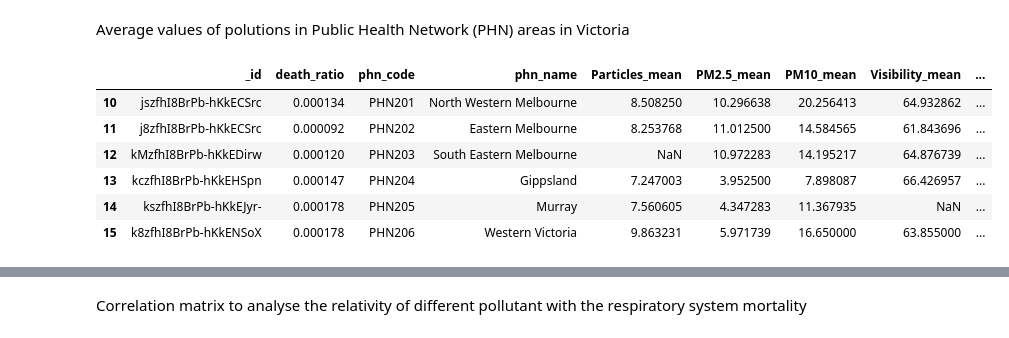
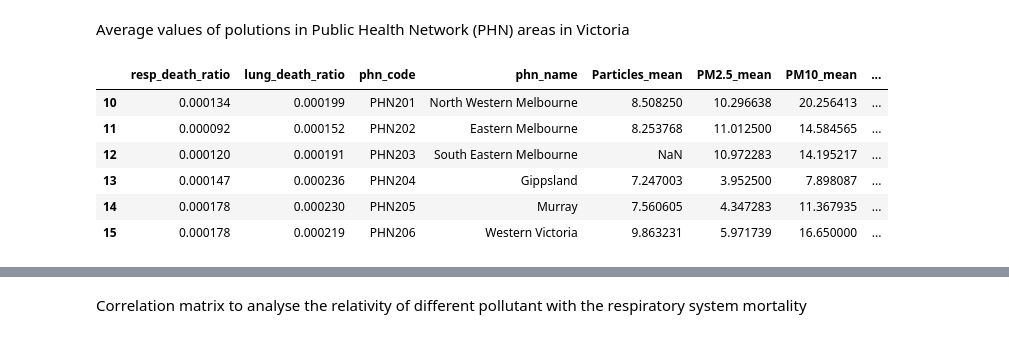
Before and after one commit to pingzhihe/CCC-assignment-2, a Jupyter notebook: testAirPHN.ipynb, the cells around one changed output, grey strips where cells are left out. Cells and saved outputs as stored; diff of their text form; code cells hidden in the pictures.

```diff
--- a/testAirPHN.ipynb
+++ b/testAirPHN.ipynb
@@ -3,5 +3,5 @@ import json
 import requests
 import pandas as pd
 # %%
-response = requests.get("http://127.0.0.1:9090/EPA/air-quality-resp")
+response = requests.get("http://127.0.0.1:9090/EPA/air-quality-death")
 # response = main()
@@ -12,20 +7,0 @@ Visualize the air quality index
-# %%
-import matplotlib.pyplot as plt
-df = pd.json_normalize(data)  # 使用 json_normalize() 函数加载数据到 DataFrame
-
-
-features = ['Particles', 'PM2.5', 'PM10', 'Visibility', 'API', 'O3', 'NO2', 'SO2', 'CO']
-fig, axes = plt.subplots(3, 3, figsize=(15, 3 * 5), constrained_layout=True)
-df.dropna(how='all', subset=df.columns[4:], inplace=True)
-# 对于每个特征，将列表展开成新的列
-for idx, feature in enumerate(features):
-    ax = axes[idx // 3, idx % 3]
-    for row_idx, row in df.iterrows():
-        if isinstance(row[feature], list):
-            ax.plot(range(len(row[feature])), row[feature], label=row['phn_name'])
-    ax.set_title(f'{feature} Over Time')
-    ax.set_xlabel('Time')
-    ax.set_ylabel(feature)
-    ax.legend(title='Data Rows')
-
-plt.show()
@@ -34,29 +8,35 @@ plt.show()
+# %%
+if response.status_code == 200:
+    data = response.json().get('data')
+else:
+    print(response.text)
 # %% [markdown]
 Average values of polutions in Public Health Network (PHN) areas in Victoria
 # %%
 import seaborn as sns
 import matplotlib.pyplot as plt
 df = pd.json_normalize(data)  # 使用 json_normalize() 函数加载数据到 DataFrame
 
 
 features = ['Particles', 'PM2.5', 'PM10', 'Visibility', 'API', 'O3', 'NO2', 'SO2', 'CO']
 
 
 for feature in features:
     # df = pd.concat([df, df[feature].apply(pd.Series).add_prefix(feature+'_')], axis=1)
     df[feature+'_mean'] = df[feature].apply(lambda x: sum(filter(None, x))/len(x) if isinstance(x, list) and any(x) else None)
 
 # 删除原始的特征列
 df.drop(columns=features, inplace=True)
-df.dropna(how='all', subset=df.columns[4:], inplace=True)
-df.drop(columns=['_id'])
+df.dropna(how='all', subset=df.columns[5:], inplace=True)
+df.drop(columns=['_id'],inplace=True)
 
+phn_codes = list(df['phn_code'])
 df
 # %% [output]
-|  | _id | death_ratio | phn_code | phn_name | Particles_mean | PM2.5_mean | PM10_mean | Visibility_mean | ... |
-| 10 | jszfhI8BrPb-hKkECSrc | 0.000134 | PHN201 | North Western Melbourne | 8.508250 | 10.296638 | 20.256413 | 64.932862 | ... |
-| 11 | j8zfhI8BrPb-hKkECSrc | 0.000092 | PHN202 | Eastern Melbourne | 8.253768 | 11.012500 | 14.584565 | 61.843696 | ... |
-| 12 | kMzfhI8BrPb-hKkEDirw | 0.000120 | PHN203 | South Eastern Melbourne | NaN | 10.972283 | 14.195217 | 64.876739 | ... |
-| 13 | kczfhI8BrPb-hKkEHSpn | 0.000147 | PHN204 | Gippsland | 7.247003 | 3.952500 | 7.898087 | 66.426957 | ... |
-| 14 | kszfhI8BrPb-hKkEJyr- | 0.000178 | PHN205 | Murray | 7.560605 | 4.347283 | 11.367935 | NaN | ... |
-| 15 | k8zfhI8BrPb-hKkENSoX | 0.000178 | PHN206 | Western Victoria | 9.863231 | 5.971739 | 16.650000 | 63.855000 | ... |
+|  | resp_death_ratio | lung_death_ratio | phn_code | phn_name | Particles_mean | PM2.5_mean | PM10_mean | ... |
+| 10 | 0.000134 | 0.000199 | PHN201 | North Western Melbourne | 8.508250 | 10.296638 | 20.256413 | ... |
+| 11 | 0.000092 | 0.000152 | PHN202 | Eastern Melbourne | 8.253768 | 11.012500 | 14.584565 | ... |
+| 12 | 0.000120 | 0.000191 | PHN203 | South Eastern Melbourne | NaN | 10.972283 | 14.195217 | ... |
+| 13 | 0.000147 | 0.000236 | PHN204 | Gippsland | 7.247003 | 3.952500 | 7.898087 | ... |
+| 14 | 0.000178 | 0.000230 | PHN205 | Murray | 7.560605 | 4.347283 | 11.367935 | ... |
+| 15 | 0.000178 | 0.000219 | PHN206 | Western Victoria | 9.863231 | 5.971739 | 16.650000 | ... |
```
Also changed, not shown: parts of 9 cells of this notebook.
